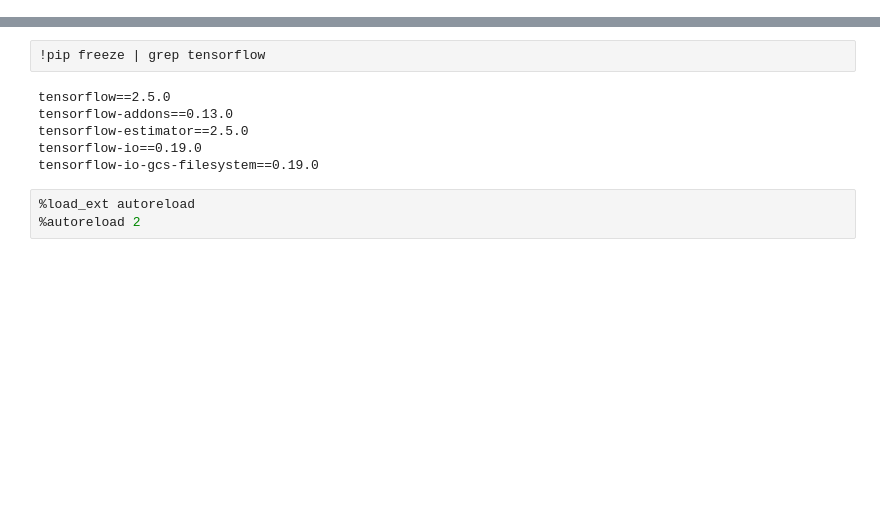
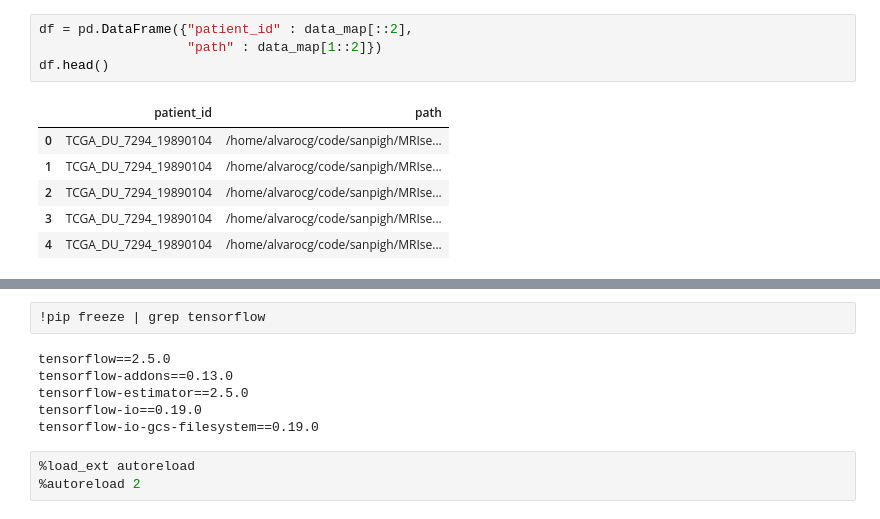
Before and after one commit to sanpigh/MRIsegmentation, a Jupyter notebook: notebooks/balancing_strategy.ipynb, the cells around one changed output, grey strips where cells are left out. Drawn from its saved outputs; the diff is of its cells as text; blank space fills up the shorter version.

```diff
--- a/notebooks/balancing_strategy.ipynb
+++ b/notebooks/balancing_strategy.ipynb
@@ -5,0 +155,11 @@ time: 130 ms (started: 2021-07-06 10:09:39 +02:00)
+# %%
+df = pd.DataFrame({"patient_id" : data_map[::2],
+                   "path" : data_map[1::2]})
+df.head()
+# %% [output]
+|  | patient_id | path |
+| 0 | TCGA_DU_7294_19890104 | /home/alvarocg/code/sanpigh/MRIse... |
+| 1 | TCGA_DU_7294_19890104 | /home/alvarocg/code/sanpigh/MRIse... |
+| 2 | TCGA_DU_7294_19890104 | /home/alvarocg/code/sanpigh/MRIse... |
+| 3 | TCGA_DU_7294_19890104 | /home/alvarocg/code/sanpigh/MRIse... |
+| 4 | TCGA_DU_7294_19890104 | /home/alvarocg/code/sanpigh/MRIse... |
```
Also changed, not shown: parts of 32 cells of this notebook.
